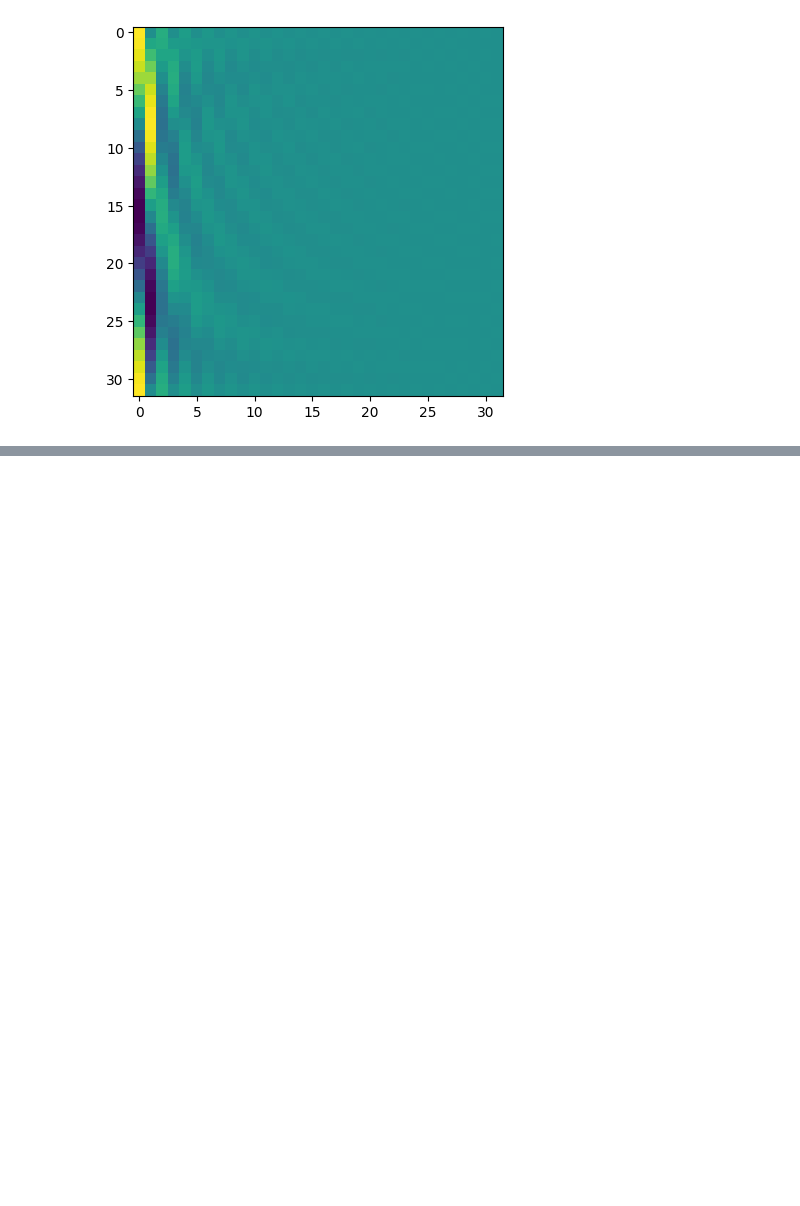
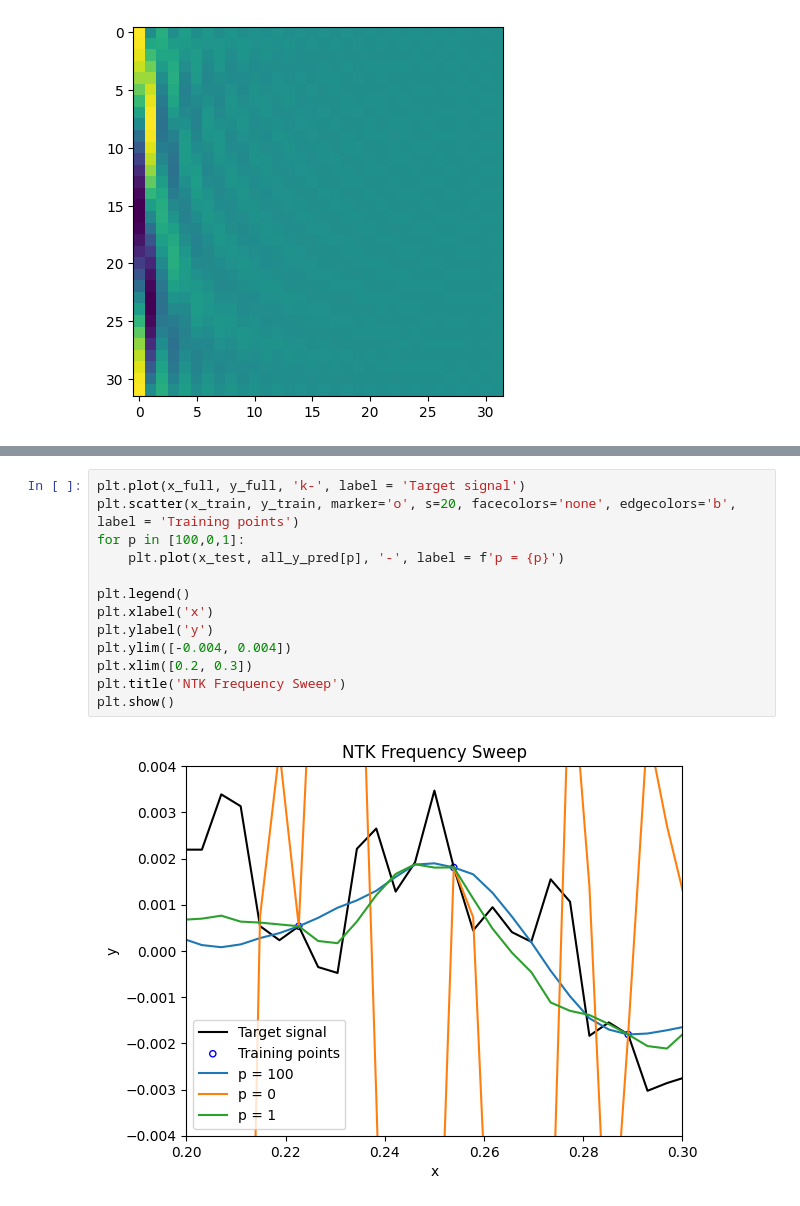
Before and after one commit to yangkeyin/softplus-activation-experiment, a Jupyter notebook: labs/20260107_NTK_Frequency_Sweep_v1.ipynb, the cells around one changed output, grey strips where cells are left out. Drawn from its saved outputs; the diff is of its cells as text; blank space fills up the shorter version.

```diff
--- a/labs/20260107_NTK_Frequency_Sweep_v1.ipynb
+++ b/labs/20260107_NTK_Frequency_Sweep_v1.ipynb
@@ -227,3 +239,18 @@ p=100, Step 4500, Train Loss: 0.0000, Test Loss: 0.0000
+# %%
+plt.plot(x_full, y_full, 'k-', label = 'Target signal')
+plt.scatter(x_train, y_train, marker='o', s=20, facecolors='none', edgecolors='b', label = 'Training points')
+for p in [100,0,1]:
+    plt.plot(x_test, all_y_pred[p], '-', label = f'p = {p}')
+
+plt.legend()
+plt.xlabel('x')
+plt.ylabel('y')
+plt.ylim([-0.004, 0.004])
+plt.xlim([0.2, 0.3])
+plt.title('NTK Frequency Sweep')
+plt.show()
+# %% [output]
+[figure, added]
 # %%
 # visualize
 # 绘制 Figure 3b (测试损失) 和 Figure 3d (训练损失)
```
Also changed, not shown: parts of 7 cells of this notebook.
